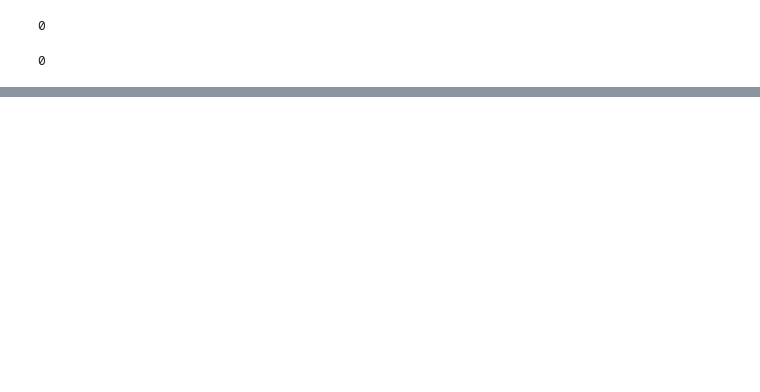
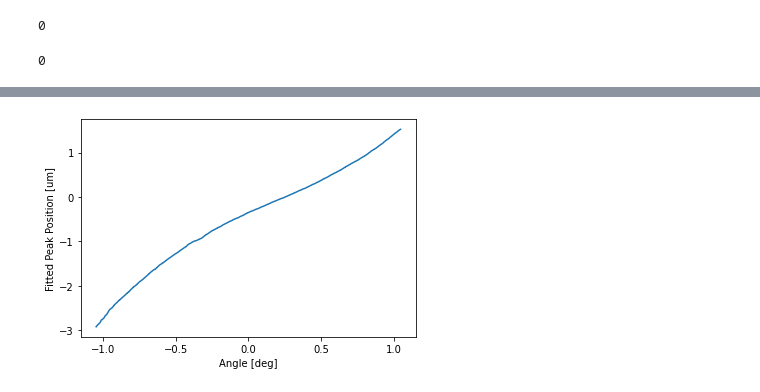
Before and after one commit to Jfeatherstone/IndexOfRefractionMeasurement, a Jupyter notebook: BeamTracking.ipynb, the cells around one changed output, grey strips where cells are left out. Cells and saved outputs as stored; diff of their text form; code cells hidden in the pictures; blank space fills up the shorter version.

```diff
--- a/BeamTracking.ipynb
+++ b/BeamTracking.ipynb
@@ -50,3 +79,11 @@ while not stage.isMoving():
+# %%
+plt.errorbar(angleArr, peakPositionArr, yerr=np.array(peakPositionSTDArr)*1e-3)
+plt.xlabel("Angle [deg]")
+plt.ylabel("Fitted Peak Position [um]")
+plt.savefig('initial_data.png')
+plt.show()
+# %% [output]
+[figure, added]
 # %%
 nAir = 1.0
 nGlass = 1.5 # Not really, but doesn't actually matter
```
Also changed, not shown: parts of 11 cells of this notebook, 14 other files.
